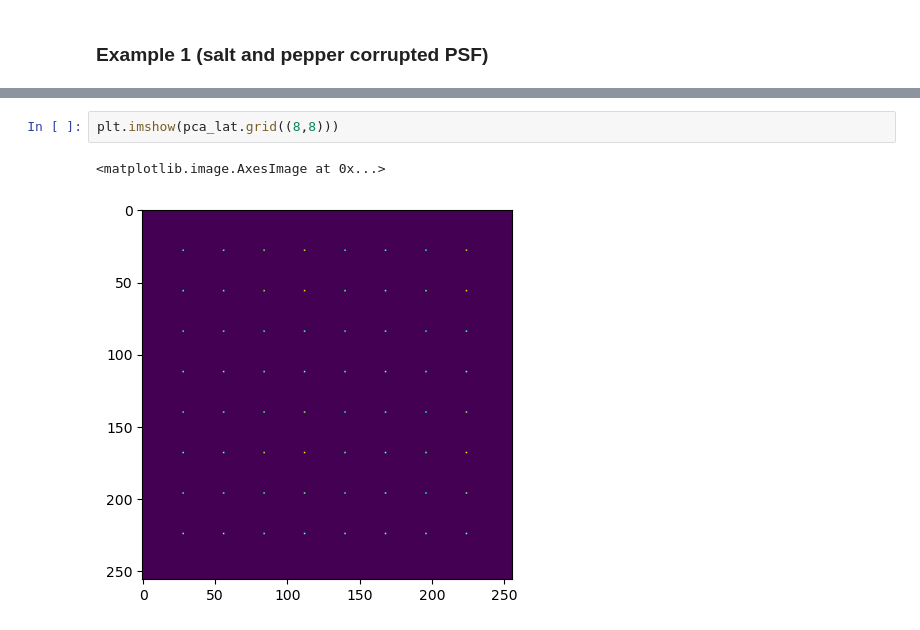
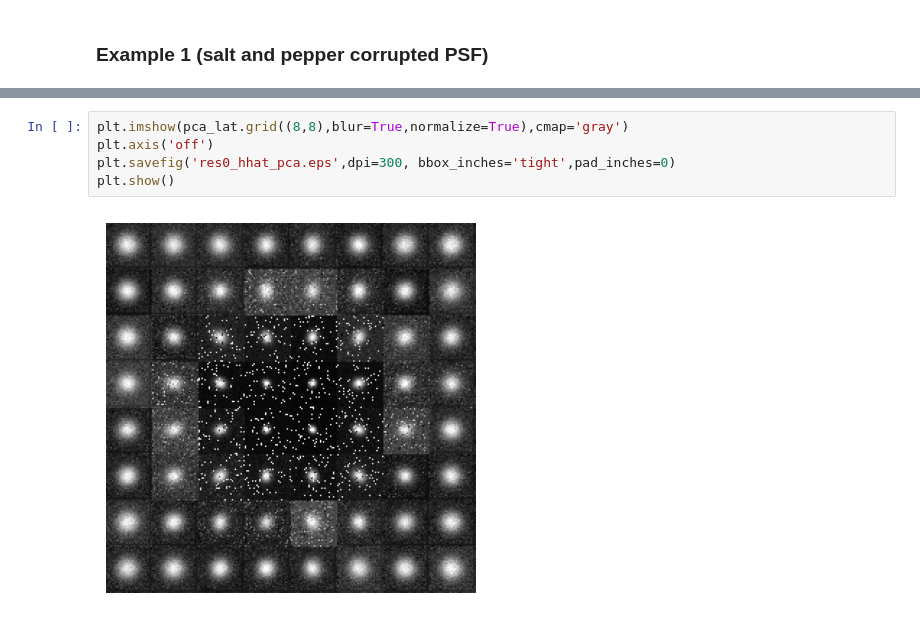
Before and after one commit to mlbj/blurtool, a Jupyter notebook: exp/sbrt2023/sbrt2023.ipynb, the cells around one changed output, grey strips where cells are left out. Saved outputs shown, nothing was run; the diff lists cells and outputs as text.

Commit message:
fixed normalizations and the grid methods

```diff
--- a/exp/sbrt2023/sbrt2023.ipynb
+++ b/exp/sbrt2023/sbrt2023.ipynb
@@ -285,5 +289,7 @@ plt.imshow(rpca_lat.grid((8,8),blur=True),cmap='gray')
 # %%
-plt.imshow(pca_lat.grid((8,8)))
+plt.imshow(pca_lat.grid((8,8),blur=True,normalize=True),cmap='gray')
+plt.axis('off')
+plt.savefig('res0_hhat_pca.eps',dpi=300, bbox_inches='tight',pad_inches=0)
+plt.show()
 # %% [output]
-<matplotlib.image.AxesImage at 0x...>
-[figure, old version]
+[figure, new version]
```
Also changed, not shown: parts of 19 cells of this notebook, 14 other files.
